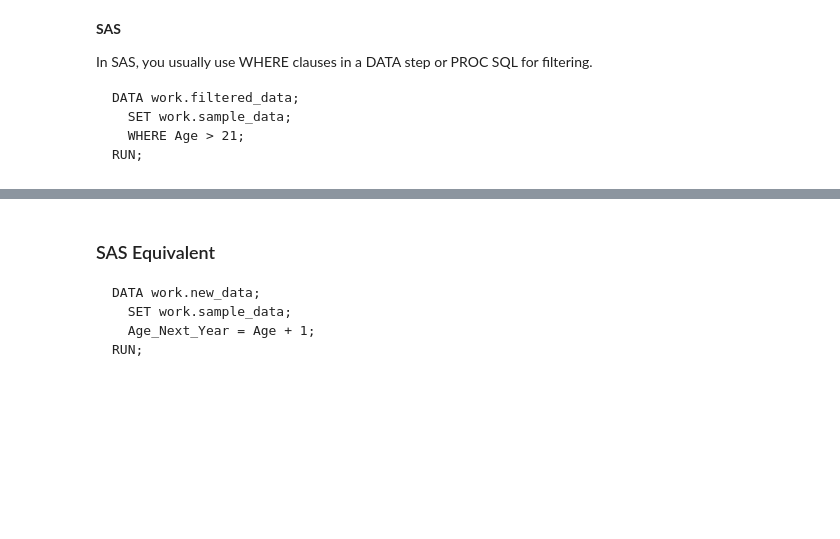
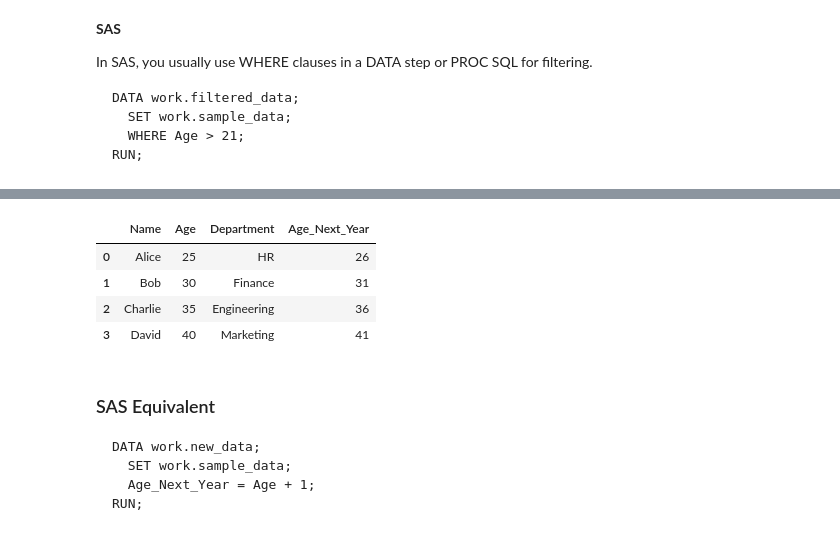
Before and after one commit to uncultivate/abs_training, a Jupyter notebook: Python_Training_Notebook.ipynb, the cells around one changed output, grey strips where cells are left out. Cells and saved outputs as stored; diff of their text form; code cells hidden in the pictures; blank space fills up the shorter version.

```diff
--- a/Python_Training_Notebook.ipynb
+++ b/Python_Training_Notebook.ipynb
@@ -464,0 +468,12 @@ In this section, we will focus on how to manipulate and transform data using Pan
+# %%
+# Importing Pandas library
+import pandas as pd
+
+# Creating example DataFrame
+df = pd.DataFrame({
+    "Name": ["Alice", "Bob", "Charlie", "David"],
+    "Age": [25, 30, 35, 40],
+    "Department": ["HR", "Finance", "Engineering", "Marketing"]
+})
+
+df
@@ -465,5 +502,12 @@ In this section, we will focus on how to manipulate and transform data using Pan
 # %%
 df['Age_Next_Year'] = df['Age'] + 1
+df
+# %% [output]
+|  | Name | Age | Department | Age_Next_Year |
+| 0 | Alice | 25 | HR | 26 |
+| 1 | Bob | 30 | Finance | 31 |
+| 2 | Charlie | 35 | Engineering | 36 |
+| 3 | David | 40 | Marketing | 41 |
 # %% [markdown]
 ### SAS Equivalent
 
```
Also changed, not shown: parts of 49 cells of this notebook.
